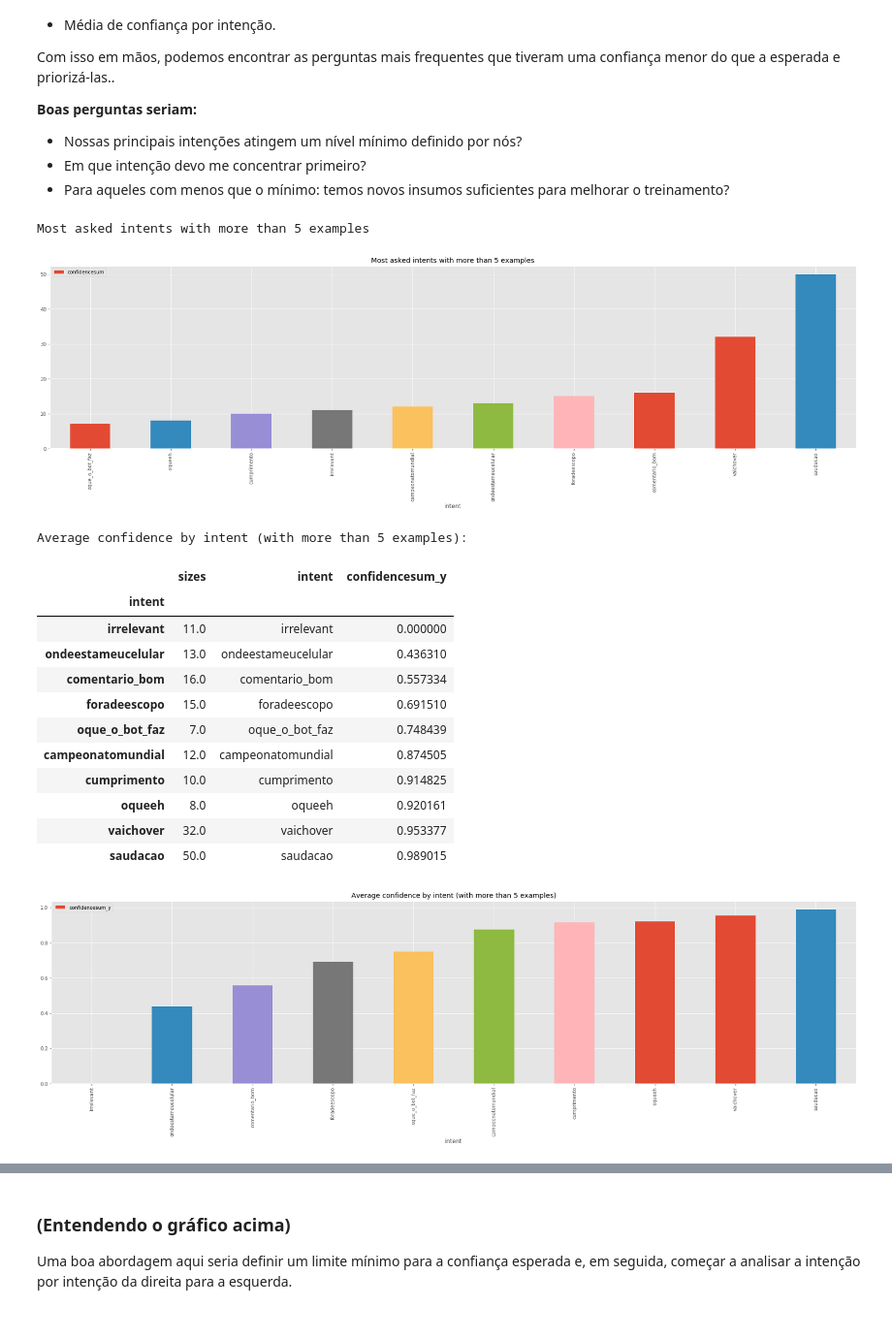
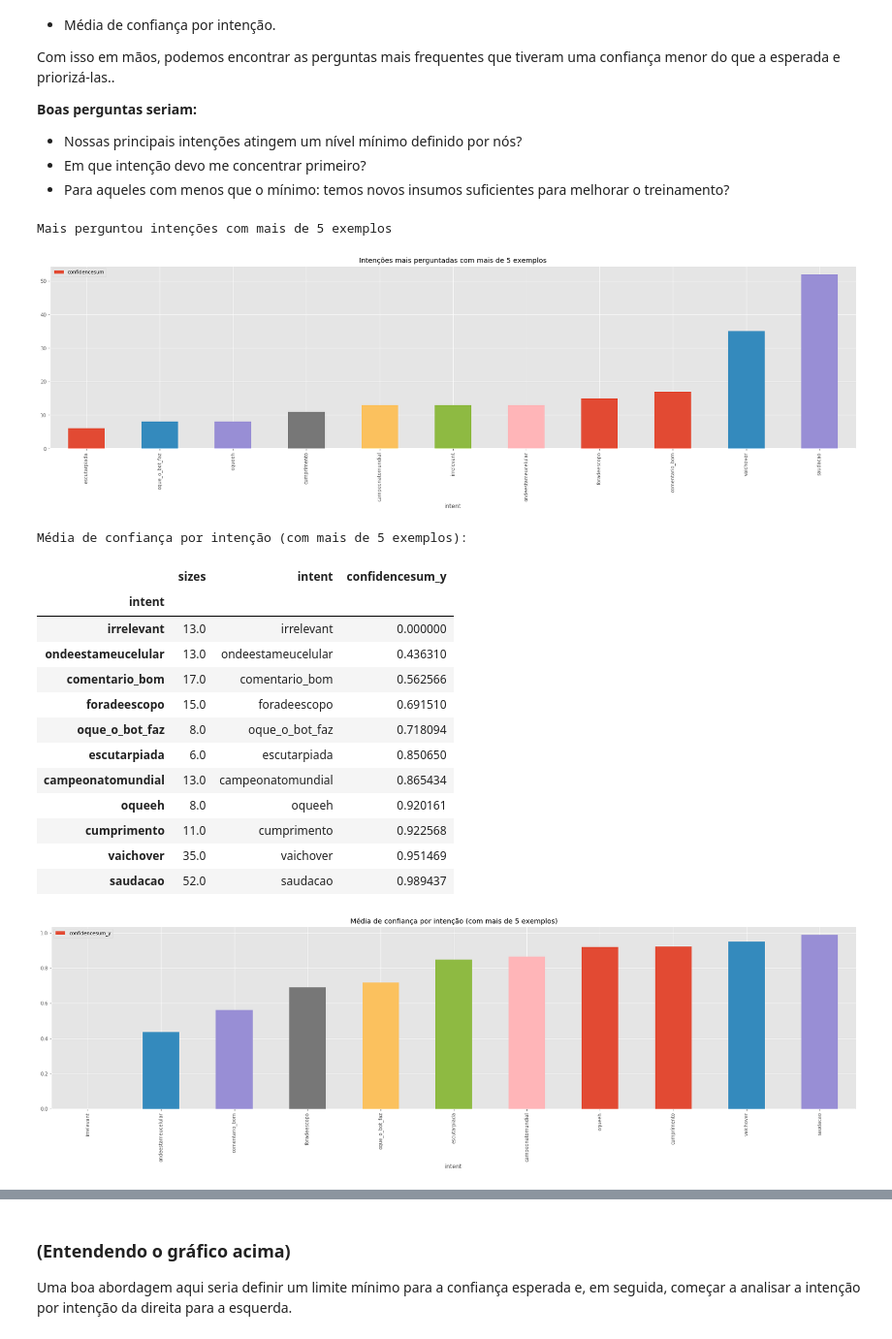
Before and after one commit to sergiogama/notebook, a Jupyter notebook: QT-Watson-Assistant.ipynb, the cells around one changed output, grey strips where cells are left out. Shown at 97% size. Drawn from its saved outputs; the diff is of its cells as text; code cells hidden in the pictures.

```diff
--- a/QT-Watson-Assistant.ipynb
+++ b/QT-Watson-Assistant.ipynb
@@ -508,10 +514,10 @@ if flag_logs:
     grouped4['intent']=grouped4.index
 
     # Mostra o log de distribuição na tela
-    grouped4.plot(kind='bar',x='intent', y='confidencesum',figsize=(30,7),title='Most asked intents with more than ' + str(cte_logs) + ' examples')
+    grouped4.plot(kind='bar',x='intent', y='confidencesum',figsize=(30,7),title='Intenções mais perguntadas com mais de ' + str(cte_logs) + ' exemplos')
 # %% [output]
-Most asked intents with more than 5 examples
+Mais perguntou intenções com mais de 5 exemplos
-[figure, old version]
+[figure, new version]
 # %%
 if flag_logs:
     # Calcula a intersecção entre as séries
@@ -521,26 +527,27 @@ if flag_logs:
     print(colored('Média de confiança por intenção (com mais de ' + str(cte_logs) + ' exemplos):\n', attrs=['bold']))
     display(df_intersection.sort_values(by='confidencesum_y'))
 # %% [output]
-Average confidence by intent (with more than 5 examples):
+Média de confiança por intenção (com mais de 5 exemplos):
 |  | sizes | intent | confidencesum_y |
 | intent |  |  |  |
-| irrelevant | 11.0 | irrelevant | 0.000000 |
+| irrelevant | 13.0 | irrelevant | 0.000000 |
 | ondeestameucelular | 13.0 | ondeestameucelular | 0.436310 |
-| comentario_bom | 16.0 | comentario_bom | 0.557334 |
+| comentario_bom | 17.0 | comentario_bom | 0.562566 |
 | foradeescopo | 15.0 | foradeescopo | 0.691510 |
-| oque_o_bot_faz | 7.0 | oque_o_bot_faz | 0.748439 |
-| campeonatomundial | 12.0 | campeonatomundial | 0.874505 |
-| cumprimento | 10.0 | cumprimento | 0.914825 |
+| oque_o_bot_faz | 8.0 | oque_o_bot_faz | 0.718094 |
+| escutarpiada | 6.0 | escutarpiada | 0.850650 |
+| campeonatomundial | 13.0 | campeonatomundial | 0.865434 |
 | oqueeh | 8.0 | oqueeh | 0.920161 |
-| vaichover | 32.0 | vaichover | 0.953377 |
-| saudacao | 50.0 | saudacao | 0.989015 |
+| cumprimento | 11.0 | cumprimento | 0.922568 |
+| vaichover | 35.0 | vaichover | 0.951469 |
+| saudacao | 52.0 | saudacao | 0.989437 |
 # %%
 # Imprime gráfico com distribuição de log vs. confiança geral
 
 if flag_logs:
-    df_intersection.sort_values(by='confidencesum_y').plot(kind='bar',x='intent', y='confidencesum_y',figsize=(30,7),title='Average confidence by intent (with more than ' + str(cte_logs) + ' examples)')
+    df_intersection.sort_values(by='confidencesum_y').plot(kind='bar',x='intent', y='confidencesum_y',figsize=(30,7),title='Média de confiança por intenção (com mais de ' + str(cte_logs) + ' exemplos)')
 # %% [output]
-[figure, old version]
+[figure, new version]
 # %%
 # Imprime gráficos combinados
 if flag_logs:
```
Also changed, not shown: parts of 14 cells of this notebook.
